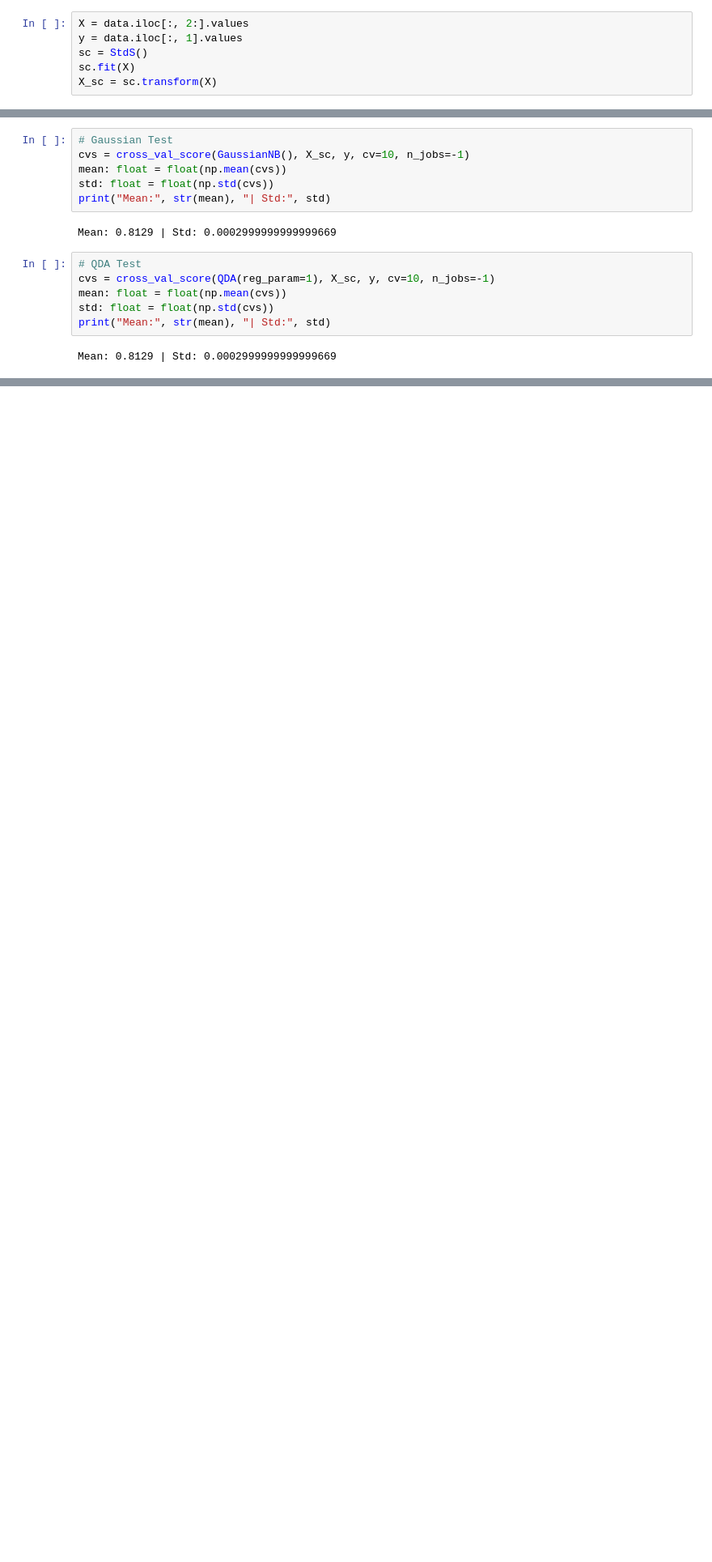
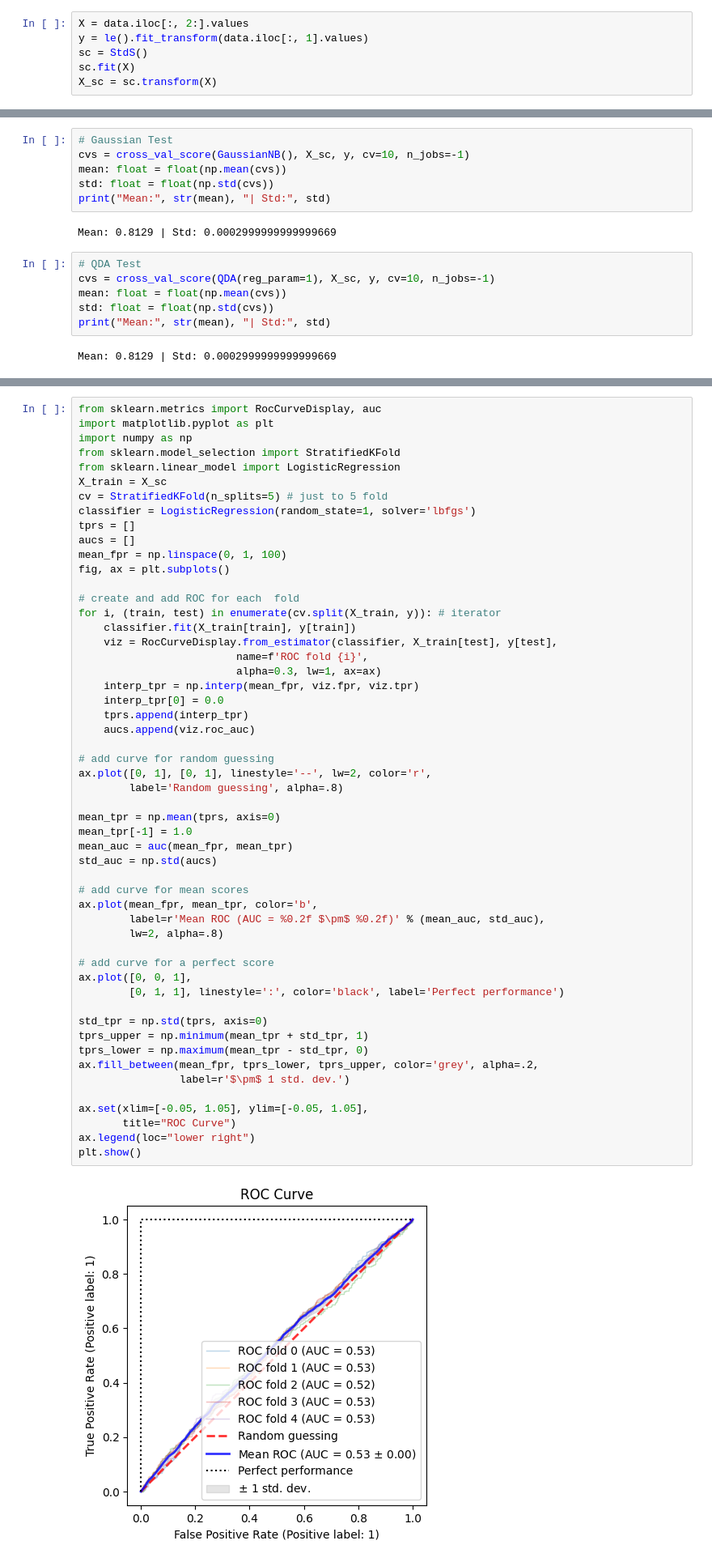
Before and after one commit to Ben2445Fun/solitaire-ai, a Jupyter notebook: testing.ipynb, the cells around one changed output, grey strips where cells are left out. Shown at 81% size. Drawn from its saved outputs; the diff is of its cells as text; blank space fills up the shorter version.

```diff
--- a/testing.ipynb
+++ b/testing.ipynb
@@ -52,6 +51,6 @@ from alive_progress import alive_bar
 # %%
 X = data.iloc[:, 2:].values
-y = data.iloc[:, 1].values
+y = le().fit_transform(data.iloc[:, 1].values)
 sc = StdS()
 sc.fit(X)
 X_sc = sc.transform(X)
@@ -374,3 +353,58 @@ max     512.000000     0.8129              0.0003
 0  lbfgs      1    0.8129              0.0003
 <Axes: xlabel='State', ylabel='Accuracy'>
 [figure]
+# %%
+from sklearn.metrics import RocCurveDisplay, auc
+import matplotlib.pyplot as plt
+import numpy as np
+from sklearn.model_selection import StratifiedKFold
+from sklearn.linear_model import LogisticRegression
+X_train = X_sc
+cv = StratifiedKFold(n_splits=5) # just to 5 fold
+classifier = LogisticRegression(random_state=1, solver='lbfgs')
+tprs = []
+aucs = []
+mean_fpr = np.linspace(0, 1, 100)
+fig, ax = plt.subplots()
+
+# create and add ROC for each  fold
+for i, (train, test) in enumerate(cv.split(X_train, y)): # iterator
+    classifier.fit(X_train[train], y[train])
+    viz = RocCurveDisplay.from_estimator(classifier, X_train[test], y[test],
+                         name=f'ROC fold {i}',
+                         alpha=0.3, lw=1, ax=ax)
+    interp_tpr = np.interp(mean_fpr, viz.fpr, viz.tpr)
+    interp_tpr[0] = 0.0
+    tprs.append(interp_tpr)
+    aucs.append(viz.roc_auc)
+
+# add curve for random guessing
+ax.plot([0, 1], [0, 1], linestyle='--', lw=2, color='r',
+        label='Random guessing', alpha=.8)
+
+mean_tpr = np.mean(tprs, axis=0)
+mean_tpr[-1] = 1.0
+mean_auc = auc(mean_fpr, mean_tpr)
+std_auc = np.std(aucs)
+
+# add curve for mean scores
+ax.plot(mean_fpr, mean_tpr, color='b',
+        label=r'Mean ROC (AUC = %0.2f $\pm$ %0.2f)' % (mean_auc, std_auc),
+        lw=2, alpha=.8)
+
+# add curve for a perfect score
+ax.plot([0, 0, 1],
+        [0, 1, 1], linestyle=':', color='black', label='Perfect performance')
+
+std_tpr = np.std(tprs, axis=0)
+tprs_upper = np.minimum(mean_tpr + std_tpr, 1)
+tprs_lower = np.maximum(mean_tpr - std_tpr, 0)
+ax.fill_between(mean_fpr, tprs_lower, tprs_upper, color='grey', alpha=.2,
+                label=r'$\pm$ 1 std. dev.')
+
+ax.set(xlim=[-0.05, 1.05], ylim=[-0.05, 1.05],
+       title="ROC Curve")
+ax.legend(loc="lower right")
+plt.show()
+# %% [output]
+[figure, added]
```
Also changed, not shown: parts of 3 cells of this notebook.
